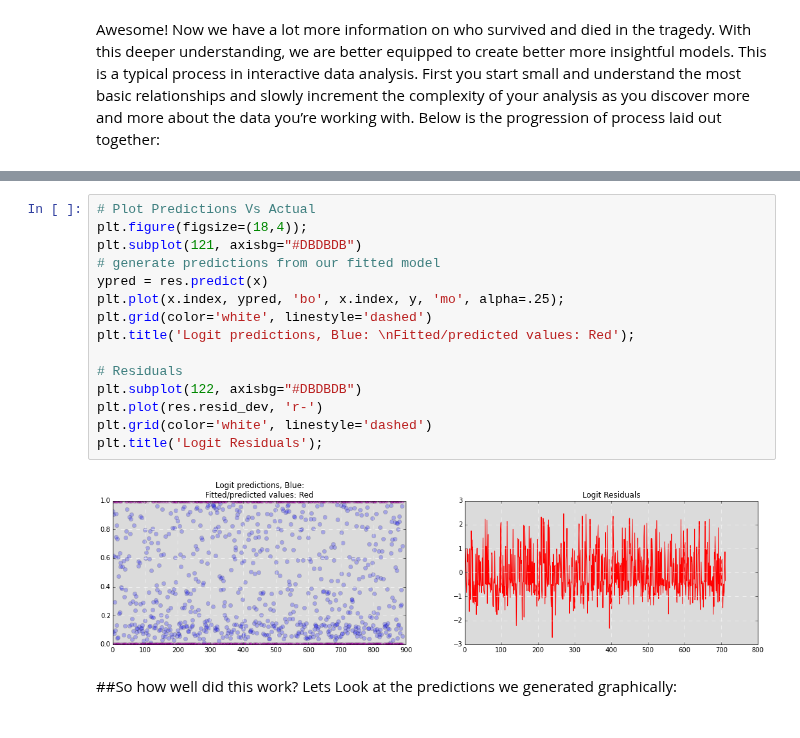
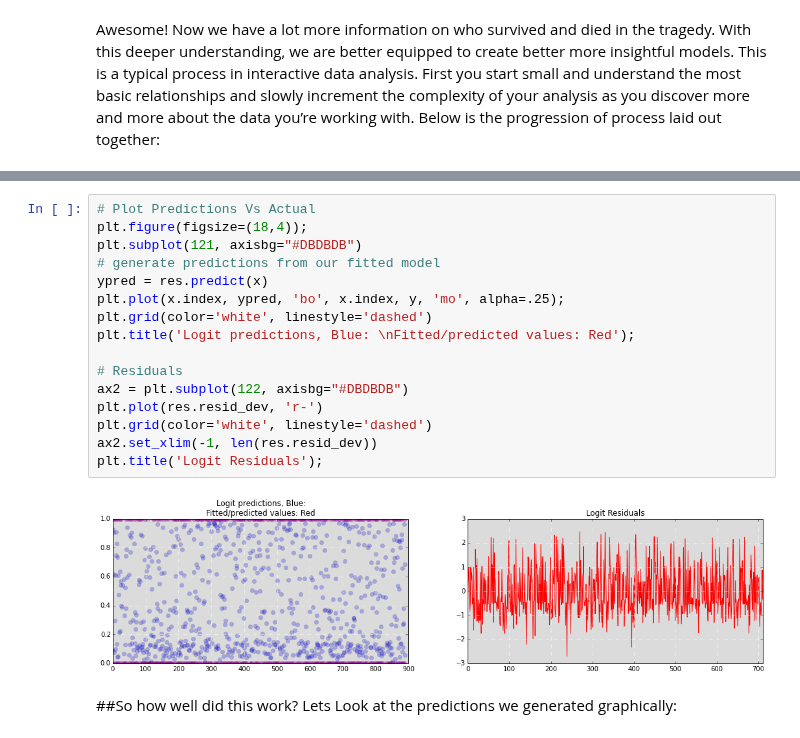
Before and after one commit to agconti/kaggle-titanic, a Jupyter notebook: Titanic.ipynb, the cells around one changed output, grey strips where cells are left out. Cells and saved outputs as stored; diff of their text form.

```diff
--- a/Titanic.ipynb
+++ b/Titanic.ipynb
@@ -374,20 +393,21 @@ Logit Regression Results
 # %%
 # Plot Predictions Vs Actual
 plt.figure(figsize=(18,4));
 plt.subplot(121, axisbg="#DBDBDB")
 # generate predictions from our fitted model
 ypred = res.predict(x)
 plt.plot(x.index, ypred, 'bo', x.index, y, 'mo', alpha=.25);
 plt.grid(color='white', linestyle='dashed')
 plt.title('Logit predictions, Blue: \nFitted/predicted values: Red');
 
 # Residuals
-plt.subplot(122, axisbg="#DBDBDB")
+ax2 = plt.subplot(122, axisbg="#DBDBDB")
 plt.plot(res.resid_dev, 'r-')
 plt.grid(color='white', linestyle='dashed')
+ax2.set_xlim(-1, len(res.resid_dev))
 plt.title('Logit Residuals');
 # %% [output]
-[figure, old version]
+[figure, new version]
 # %% [markdown]
 ##So how well did this work?
 Lets Look at the predictions we generated graphically:
```
Also changed, not shown: parts of 16 cells of this notebook.
